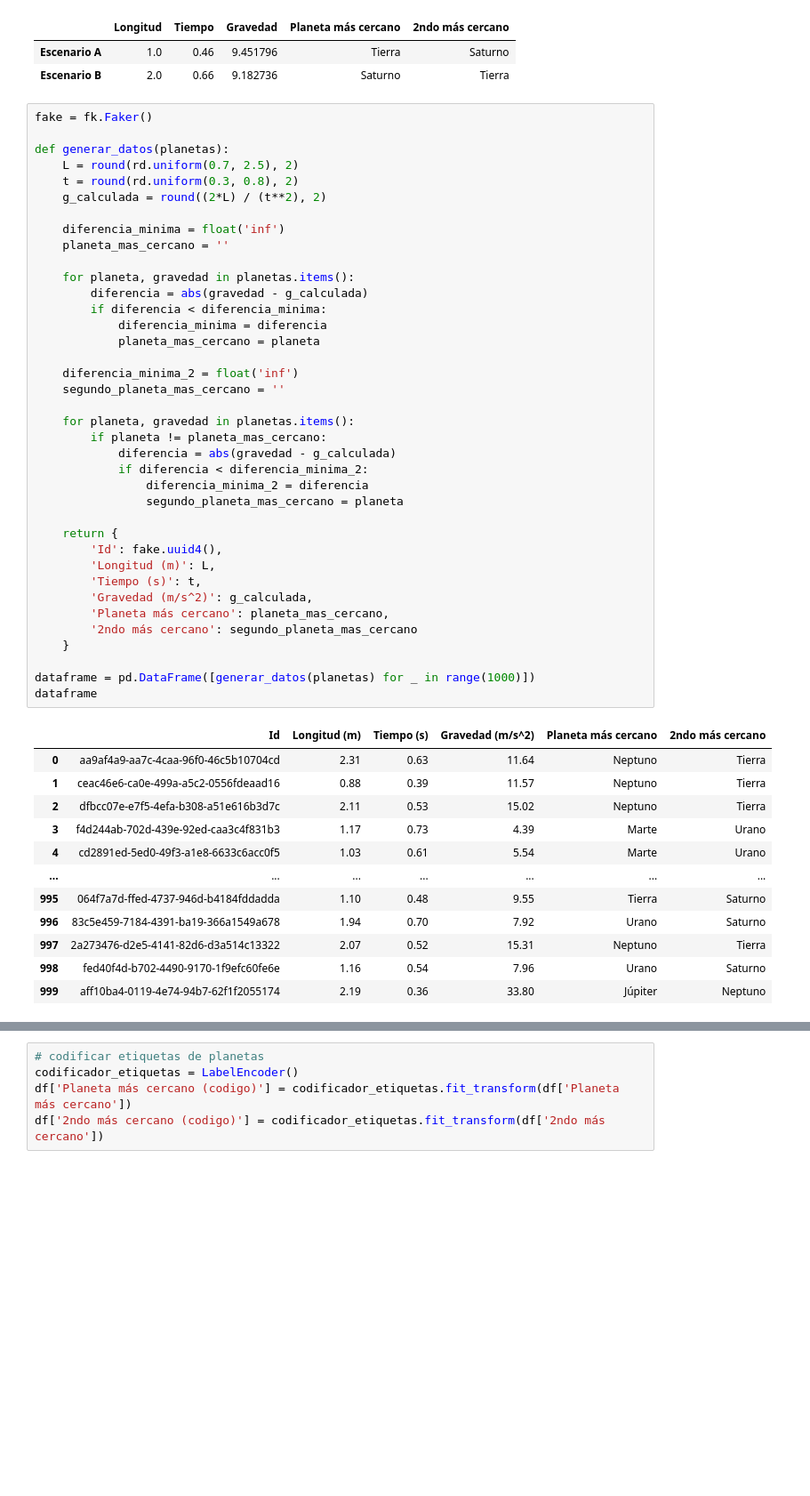
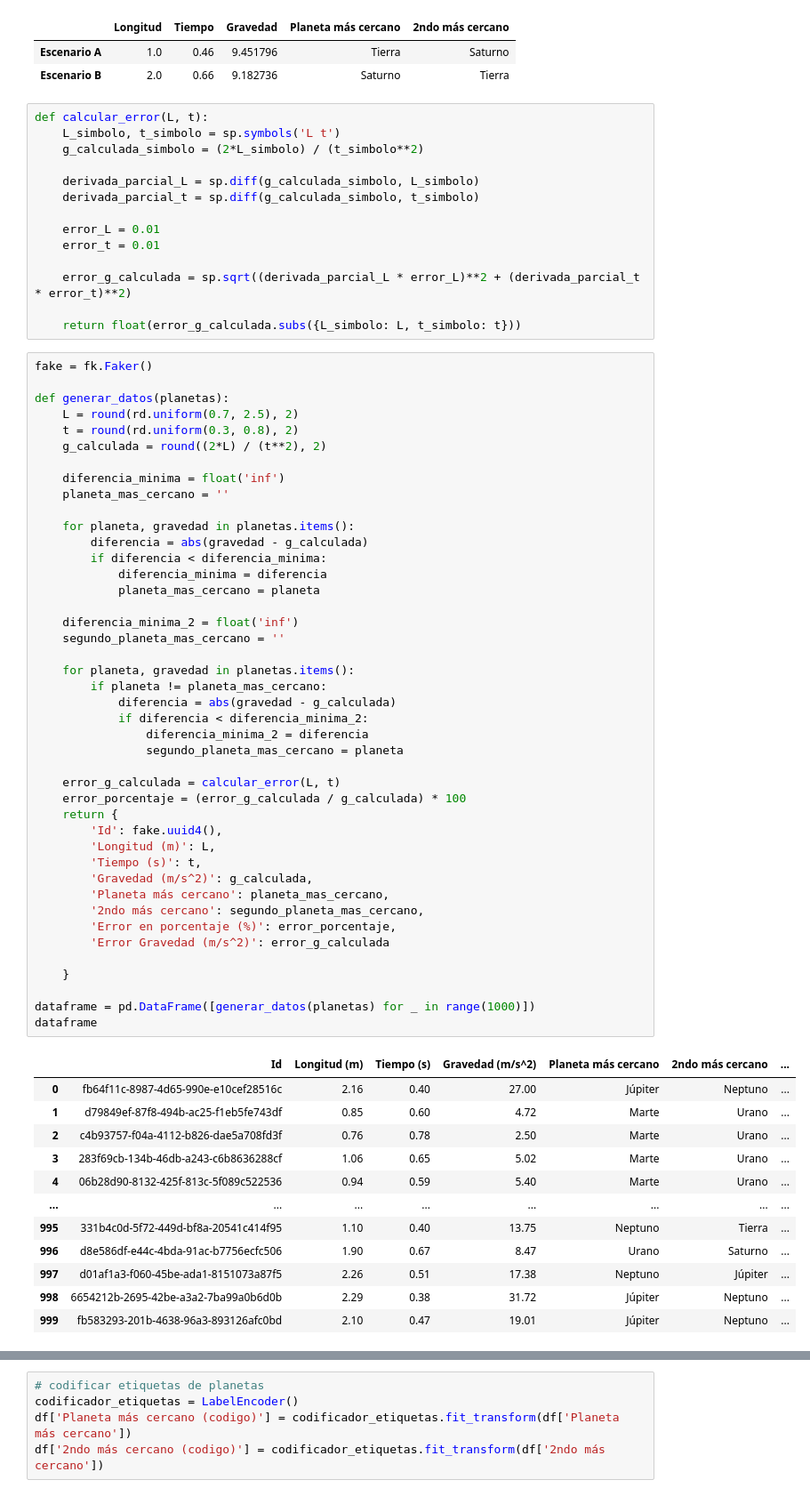
Before and after one commit to Enriquepardo/Tarea-DataSet-, a Jupyter notebook: Ejercicio_primer_DataSet.ipynb, the cells around one changed output, grey strips where cells are left out. Shown at 89% size. Cells and saved outputs as stored; diff of their text form; blank space fills up the shorter version.

```diff
--- a/Ejercicio_primer_DataSet.ipynb
+++ b/Ejercicio_primer_DataSet.ipynb
@@ -47,6 +48,20 @@ df
 |  | Longitud | Tiempo | Gravedad | Planeta más cercano | 2ndo más cercano |
 | Escenario A | 1.0 | 0.46 | 9.451796 | Tierra | Saturno |
 | Escenario B | 2.0 | 0.66 | 9.182736 | Saturno | Tierra |
+# %%
+def calcular_error(L, t):
+    L_simbolo, t_simbolo = sp.symbols('L t')
+    g_calculada_simbolo = (2*L_simbolo) / (t_simbolo**2)
+
+    derivada_parcial_L = sp.diff(g_calculada_simbolo, L_simbolo)
+    derivada_parcial_t = sp.diff(g_calculada_simbolo, t_simbolo)
+
+    error_L = 0.01
+    error_t = 0.01
+
+    error_g_calculada = sp.sqrt((derivada_parcial_L * error_L)**2 + (derivada_parcial_t * error_t)**2)
+
+    return float(error_g_calculada.subs({L_simbolo: L, t_simbolo: t}))
 # %%
 fake = fk.Faker()
 
@@ -58,43 +73,48 @@ def generar_datos(planetas):
     diferencia_minima = float('inf')
     planeta_mas_cercano = ''
 
     for planeta, gravedad in planetas.items():
         diferencia = abs(gravedad - g_calculada)
         if diferencia < diferencia_minima:
             diferencia_minima = diferencia
             planeta_mas_cercano = planeta
 
     diferencia_minima_2 = float('inf')
     segundo_planeta_mas_cercano = ''
 
     for planeta, gravedad in planetas.items():
         if planeta != planeta_mas_cercano:
             diferencia = abs(gravedad - g_calculada)
             if diferencia < diferencia_minima_2:
                 diferencia_minima_2 = diferencia
                 segundo_planeta_mas_cercano = planeta
 
+    error_g_calculada = calcular_error(L, t)
+    error_porcentaje = (error_g_calculada / g_calculada) * 100
     return {
         'Id': fake.uuid4(),
         'Longitud (m)': L,
         'Tiempo (s)': t,
         'Gravedad (m/s^2)': g_calculada,
         'Planeta más cercano': planeta_mas_cercano,
-        '2ndo más cercano': segundo_planeta_mas_cercano
+        '2ndo más cercano': segundo_planeta_mas_cercano,
+        'Error en porcentaje (%)': error_porcentaje,
+        'Error Gravedad (m/s^2)': error_g_calculada
+
     }
 
 dataframe = pd.DataFrame([generar_datos(planetas) for _ in range(1000)])
 dataframe
 # %% [output]
-|  | Id | Longitud (m) | Tiempo (s) | Gravedad (m/s^2) | Planeta más cercano | 2ndo más cercano |
-| 0 | aa9af4a9-aa7c-4caa-96f0-46c5b10704cd | 2.31 | 0.63 | 11.64 | Neptuno | Tierra |
-| 1 | ceac46e6-ca0e-499a-a5c2-0556fdeaad16 | 0.88 | 0.39 | 11.57 | Neptuno | Tierra |
-| 2 | dfbcc07e-e7f5-4efa-b308-a51e616b3d7c | 2.11 | 0.53 | 15.02 | Neptuno | Tierra |
-| 3 | f4d244ab-702d-439e-92ed-caa3c4f831b3 | 1.17 | 0.73 | 4.39 | Marte | Urano |
-| 4 | cd2891ed-5ed0-49f3-a1e8-6633c6acc0f5 | 1.03 | 0.61 | 5.54 | Marte | Urano |
-| ... | ... | ... | ... | ... | ... | ... |
-| 995 | 064f7a7d-ffed-4737-946d-b4184fddadda | 1.10 | 0.48 | 9.55 | Tierra | Saturno |
-| 996 | 83c5e459-7184-4391-ba19-366a1549a678 | 1.94 | 0.70 | 7.92 | Urano | Saturno |
-| 997 | 2a273476-d2e5-4141-82d6-d3a514c13322 | 2.07 | 0.52 | 15.31 | Neptuno | Tierra |
-| 998 | fed40f4d-b702-4490-9170-1f9efc60fe6e | 1.16 | 0.54 | 7.96 | Urano | Saturno |
-| 999 | aff10ba4-0119-4e74-94b7-62f1f2055174 | 2.19 | 0.36 | 33.80 | Júpiter | Neptuno |
+|  | Id | Longitud (m) | Tiempo (s) | Gravedad (m/s^2) | Planeta más cercano | 2ndo más cercano | ... |
+| 0 | fb64f11c-8987-4d65-990e-e10cef28516c | 2.16 | 0.40 | 27.00 | Júpiter | Neptuno | ... |
+| 1 | d79849ef-87f8-494b-ac25-f1eb5fe743df | 0.85 | 0.60 | 4.72 | Marte | Urano | ... |
+| 2 | c4b93757-f04a-4112-b826-dae5a708fd3f | 0.76 | 0.78 | 2.50 | Marte | Urano | ... |
+| 3 | 283f69cb-134b-46db-a243-c6b8636288cf | 1.06 | 0.65 | 5.02 | Marte | Urano | ... |
+| 4 | 06b28d90-8132-425f-813c-5f089c522536 | 0.94 | 0.59 | 5.40 | Marte | Urano | ... |
+| ... | ... | ... | ... | ... | ... | ... | ... |
+| 995 | 331b4c0d-5f72-449d-bf8a-20541c414f95 | 1.10 | 0.40 | 13.75 | Neptuno | Tierra | ... |
+| 996 | d8e586df-e44c-4bda-91ac-b7756ecfc506 | 1.90 | 0.67 | 8.47 | Urano | Saturno | ... |
+| 997 | d01af1a3-f060-45be-ada1-8151073a87f5 | 2.26 | 0.51 | 17.38 | Neptuno | Júpiter | ... |
+| 998 | 6654212b-2695-42be-a3a2-7ba99a0b6d0b | 2.29 | 0.38 | 31.72 | Júpiter | Neptuno | ... |
+| 999 | fb583293-201b-4638-96a3-893126afc0bd | 2.10 | 0.47 | 19.01 | Júpiter | Neptuno | ... |
```
Also changed, not shown: parts of 9 cells of this notebook, 1 other file.
